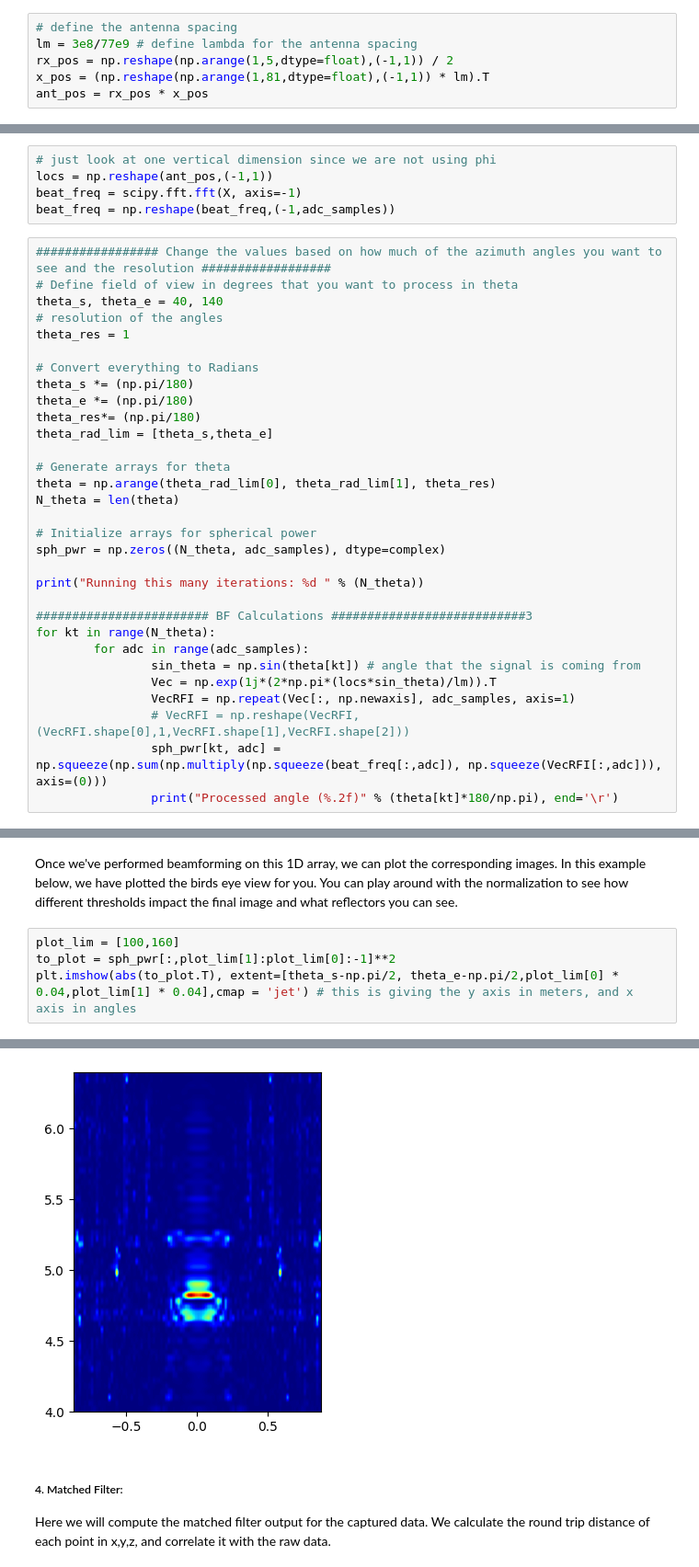
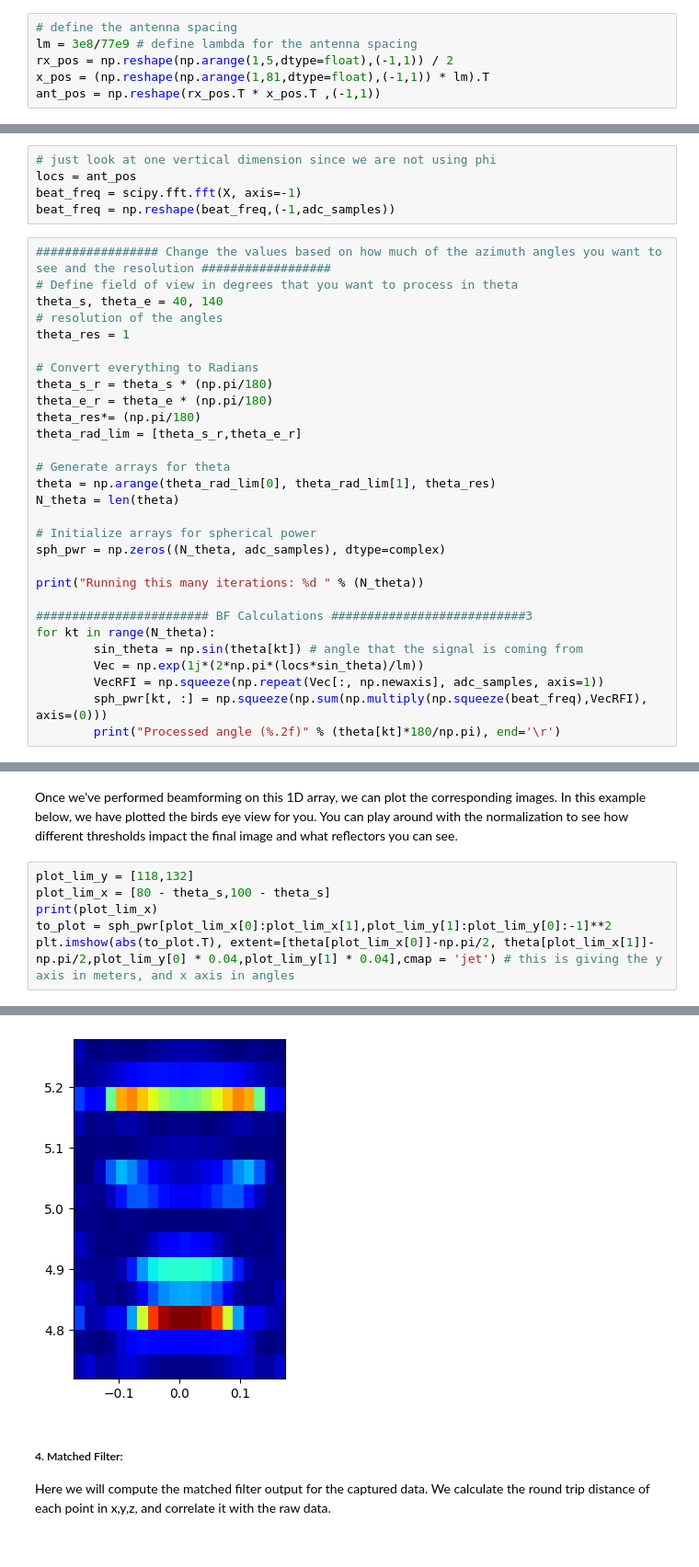
Before and after one commit to hailanzs/comm-proj-radar, a Jupyter notebook: exercise.ipynb, the cells around one changed output, grey strips where cells are left out. Shown at 92% size. Cells and saved outputs as stored; diff of their text form.

```diff
--- a/exercise.ipynb
+++ b/exercise.ipynb
@@ -96,6 +96,6 @@ The radar is moved along the x-axis 80 times, each time moving by a distance $\l
 lm = 3e8/77e9 # define lambda for the antenna spacing
 rx_pos = np.reshape(np.arange(1,5,dtype=float),(-1,1)) / 2
 x_pos = (np.reshape(np.arange(1,81,dtype=float),(-1,1)) * lm).T
-ant_pos = rx_pos * x_pos
+ant_pos = np.reshape(rx_pos.T * x_pos.T ,(-1,1))
 # %% [markdown]
 In some cases, there is a lot of self-interference between the antennas when we scan, and it appears as a very very strong signal very close to the radar. Thus, we sometimes will pass the raw signal through a highpass filter to get rid of the strong signals at the lower frequencies. You can try with and without this highpass filter and see how it affects the images.
@@ -106,6 +102,6 @@ for ii in range(raw_data.shape[0]):
 # %%
 # just look at one vertical dimension since we are not using phi
-locs = np.reshape(ant_pos,(-1,1))
+locs = ant_pos
 beat_freq = scipy.fft.fft(X, axis=-1)
 beat_freq = np.reshape(beat_freq,(-1,adc_samples))
 # %%
@@ -116,10 +112,10 @@ theta_s, theta_e = 40, 140
 theta_res = 1
 
 # Convert everything to Radians
-theta_s *= (np.pi/180)
-theta_e *= (np.pi/180)
+theta_s_r = theta_s * (np.pi/180)
+theta_e_r = theta_e * (np.pi/180)
 theta_res*= (np.pi/180)
-theta_rad_lim = [theta_s,theta_e]
+theta_rad_lim = [theta_s_r,theta_e_r]
 
 # Generate arrays for theta
 theta = np.arange(theta_rad_lim[0], theta_rad_lim[1], theta_res)
@@ -132,20 +128,20 @@ print("Running this many iterations: %d " % (N_theta))
 
 ######################## BF Calculations ###########################3
 for kt in range(N_theta):
-        for adc in range(adc_samples):
-                sin_theta = np.sin(theta[kt]) # angle that the signal is coming from
-                Vec = np.exp(1j*(2*np.pi*(locs*sin_theta)/lm)).T
-                VecRFI = np.repeat(Vec[:, np.newaxis], adc_samples, axis=1)
-                # VecRFI = np.reshape(VecRFI, (VecRFI.shape[0],1,VecRFI.shape[1],VecRFI.shape[2]))
-                sph_pwr[kt, adc] = np.squeeze(np.sum(np.multiply(np.squeeze(beat_freq[:,adc]), np.squeeze(VecRFI[:,adc])), axis=(0)))
-                print("Processed angle (%.2f)" % (theta[kt]*180/np.pi), end='\r')
+        sin_theta = np.sin(theta[kt]) # angle that the signal is coming from
+        Vec = np.exp(1j*(2*np.pi*(locs*sin_theta)/lm))
+        VecRFI = np.squeeze(np.repeat(Vec[:, np.newaxis], adc_samples, axis=1))
+        sph_pwr[kt, :] = np.squeeze(np.sum(np.multiply(np.squeeze(beat_freq),VecRFI), axis=(0)))
+        print("Processed angle (%.2f)" % (theta[kt]*180/np.pi), end='\r')
 # %% [output]
 Running this many iterations: 100
 Processed angle (139.00)
 # %% [markdown]
 Once we've performed beamforming on this 1D array, we can plot the corresponding images. In this example below, we have plotted the birds eye view for you. You can play around with the normalization to see how different thresholds impact the final image and what reflectors you can see.
 # %%
-plot_lim = [100,160]
-to_plot = sph_pwr[:,plot_lim[1]:plot_lim[0]:-1]**2
-plt.imshow(abs(to_plot.T), extent=[theta_s-np.pi/2, theta_e-np.pi/2,plot_lim[0] * 0.04,plot_lim[1] * 0.04],cmap = 'jet') # this is giving the y axis in meters, and x axis in angles
+plot_lim_y = [118,132]
+plot_lim_x = [80 - theta_s,100 - theta_s]
+print(plot_lim_x)
+to_plot = sph_pwr[plot_lim_x[0]:plot_lim_x[1],plot_lim_y[1]:plot_lim_y[0]:-1]**2
+plt.imshow(abs(to_plot.T), extent=[theta[plot_lim_x[0]]-np.pi/2, theta[plot_lim_x[1]]-np.pi/2,plot_lim_y[0] * 0.04,plot_lim_y[1] * 0.04],cmap = 'jet') # this is giving the y axis in meters, and x axis in angles
 # %% [output]
@@ -153,4 +150,4 @@ plt.imshow(abs(to_plot.T), extent=[theta_s-np.pi/2, theta_e-np.pi/2,plot_lim[0]
-[figure, old version]
+[figure, new version]
 # %% [markdown]
 <h5> 4. Matched Filter:</h5>
 Here we will compute the matched filter output for the captured data. We calculate the round trip distance of each point in x,y,z, and correlate it with the raw data.
```
Also changed, not shown: parts of 2 cells of this notebook.
